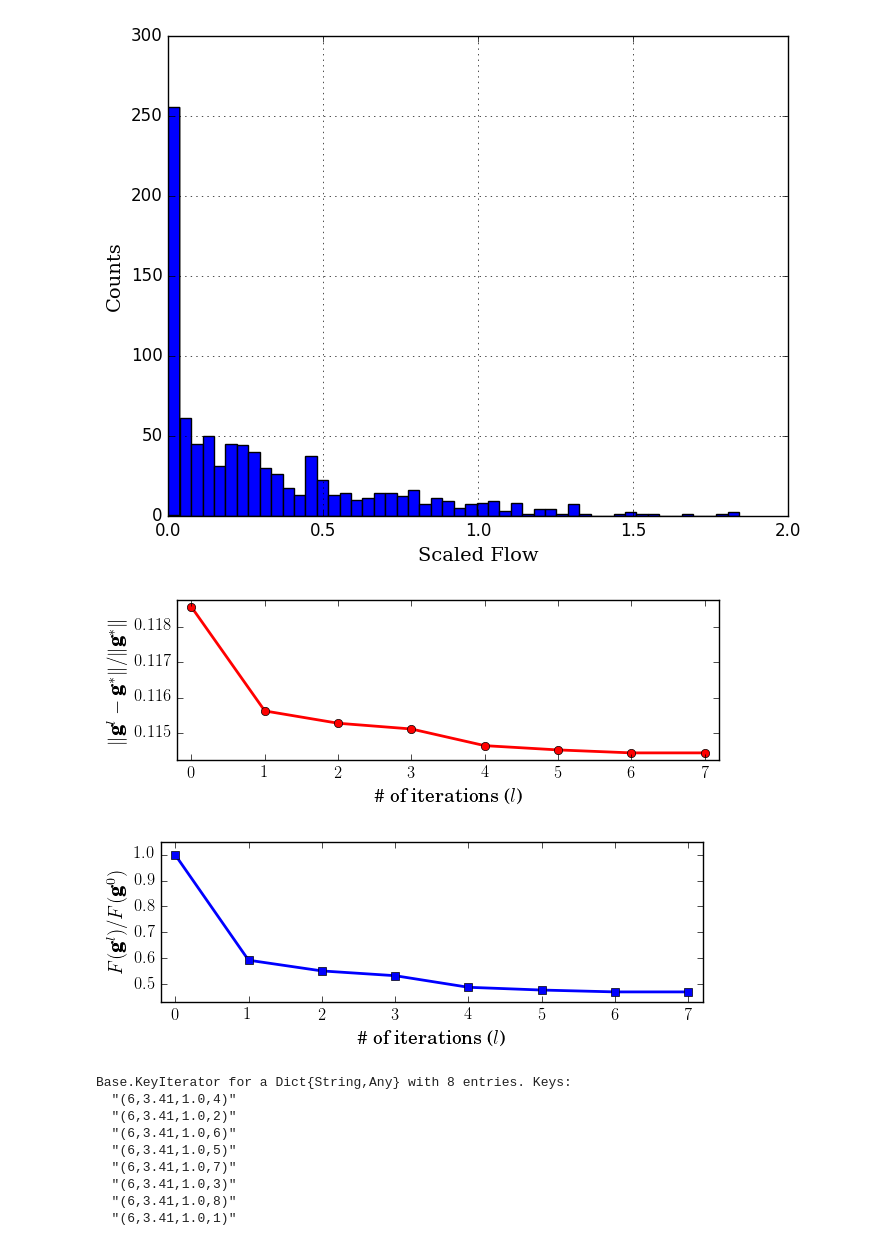
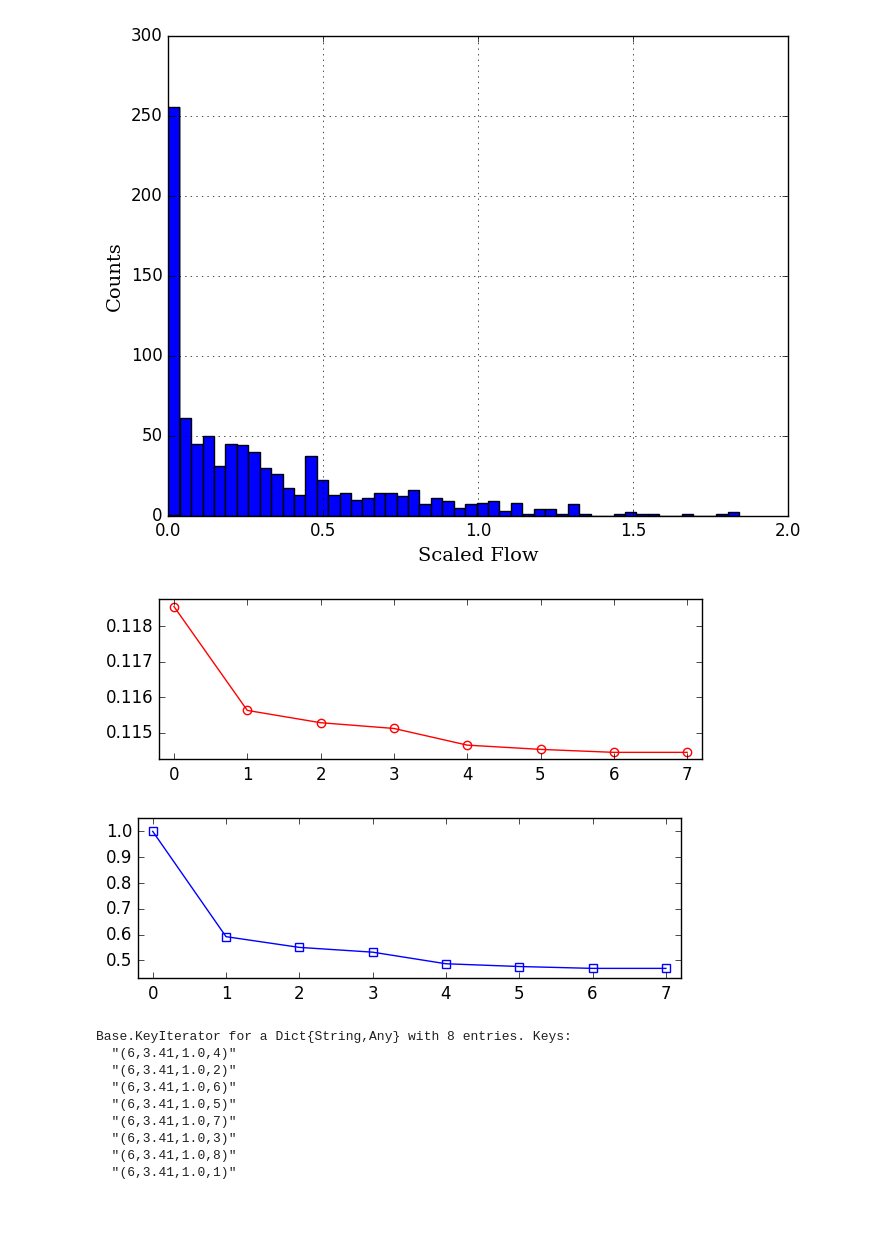
Before and after one commit to jingzbu/InverseVIsTraffic, a Jupyter notebook: 10_develop_new_OD_demand_estimator_Anaheim_Dijkstra_uni_class_costf_known/05_refine_iteration_results.ipynb, the cells around one changed output. Saved outputs shown, nothing was run; the diff lists cells and outputs as text; code cells hidden in the pictures; blank space fills up the shorter version.

Commit message:
update plots and add invvI for journal

```diff
--- a/10_develop_new_OD_demand_estimator_Anaheim_Dijkstra_uni_class_costf_known/05_refine_iteration_results.ipynb
+++ b/10_develop_new_OD_demand_estimator_Anaheim_Dijkstra_uni_class_costf_known/05_refine_iteration_results.ipynb
@@ -69,38 +69,39 @@ savefig("./results/scaled_flow_histogram_Anaheim.pdf")
 # %% [output]
 [figure]
 # %%
-PyPlot.matplotlib[:rc]("text", usetex=true) # allow tex rendering
-PyPlot.matplotlib[:rc]("font", family="serif")
+# PyPlot.matplotlib[:rc]("text", usetex=true) # allow tex rendering
+# PyPlot.matplotlib[:rc]("font", family="serif")
 
 iterNum = 0:N
 
 demandsDiff = map(iterNum->demandsDiffDict["$iterNum"], iterNum+1)
 
 # plot(iterNum, objFun, "s-g", label="True")
 
 fig = figure(figsize=(7,2))
 
-plot(iterNum, demandsDiff, "o-r", linewidth=2)
+plot(iterNum, demandsDiff, "o-r", linewidth=1,
+markerfacecolor="None", markeredgecolor="r", markeredgewidth=1)
 
 # legend(loc="upper right",fancybox="true")
 
 # grid("on")
 
 xlim(-0.2, N + .2)
 ylim(minimum(demandsDiff)-.0002, maximum(demandsDiff)+.0002)
 
 xticks(0:N)
 
 font1 = Dict("family"=>"serif","color"=>"k","weight"=>"normal","size"=>14)
 
-xlabel(L"\# of iterations ($l$)", fontdict=font1)
-ylabel(L"$\|\textbf{g}^l - \textbf{g}^*\| / \| \textbf{g}^* \|$", fontdict=font1)
+# xlabel(L"\# of iterations ($l$)", fontdict=font1)
+# ylabel(L"$\|\textbf{g}^l - \textbf{g}^*\| / \| \textbf{g}^* \|$", fontdict=font1)
 
 # savefig("./results/demandsDiff_biLev_Anaheim.pdf")
 
 savefig(dire * "demandsDiff_biLev_Anaheim.pdf", dpi=300, bbox_inches="tight")
 # %% [output]
-[figure, old version]
+[figure, new version]
 # %%
 normObjInvVIDict = Dict{}()
 
@@ -108,8 +109,8 @@ for key in keys(objInvVIDict)
     normObjInvVIDict[key] = objInvVIDict[key] / objInvVIDict["1"]
 end
 # %%
-PyPlot.matplotlib[:rc]("text", usetex=true) # allow tex rendering
-PyPlot.matplotlib[:rc]("font", family="serif")
+# PyPlot.matplotlib[:rc]("text", usetex=true) # allow tex rendering
+# PyPlot.matplotlib[:rc]("font", family="serif")
 
 iterNum = 0:N
 
@@ -119,7 +120,8 @@ objFunBiLev = map(iterNum->norObjFunDict["$iterNum"], iterNum+1)
 
 fig = figure(figsize=(7,2))
 
-plot(iterNum, objFunBiLev, "s-b", label="BiLev", linewidth=2)
+plot(iterNum, objFunBiLev, "s-b", label="BiLev", linewidth=1,
+markerfacecolor="None", markeredgecolor="b", markeredgewidth=1)
 
 # objFunInv = map(iterNum->normObjInvVIDict["$iterNum"], iterNum)
 
@@ -138,14 +140,14 @@ xticks(0:N)
 
 font1 = Dict("family"=>"serif","color"=>"k","weight"=>"normal","size"=>14)
 
-xlabel(L"\# of iterations ($l$)", fontdict=font1)
-ylabel(L"$F(\textbf{g}^l)/F(\textbf{g}^0)$", fontdict=font1)
+# xlabel(L"\# of iterations ($l$)")
+# ylabel(L"$F(\textbf{g}^l)/F(\textbf{g}^0)$")
 
 savefig("./results/objFun_Anaheim.pdf")
 
 savefig(dire * "objFun_Anaheim.pdf", dpi=300, bbox_inches="tight")
 # %% [output]
-[figure, old version]
+[figure, new version]
 # %%
 polyEval(coeffs, pt) = sum([coeffs[i] * pt^(i-1) for i = 1:length(coeffs)]);
 # %%
```
Also changed, not shown: parts of 1 cell of this notebook, 34 other files.
